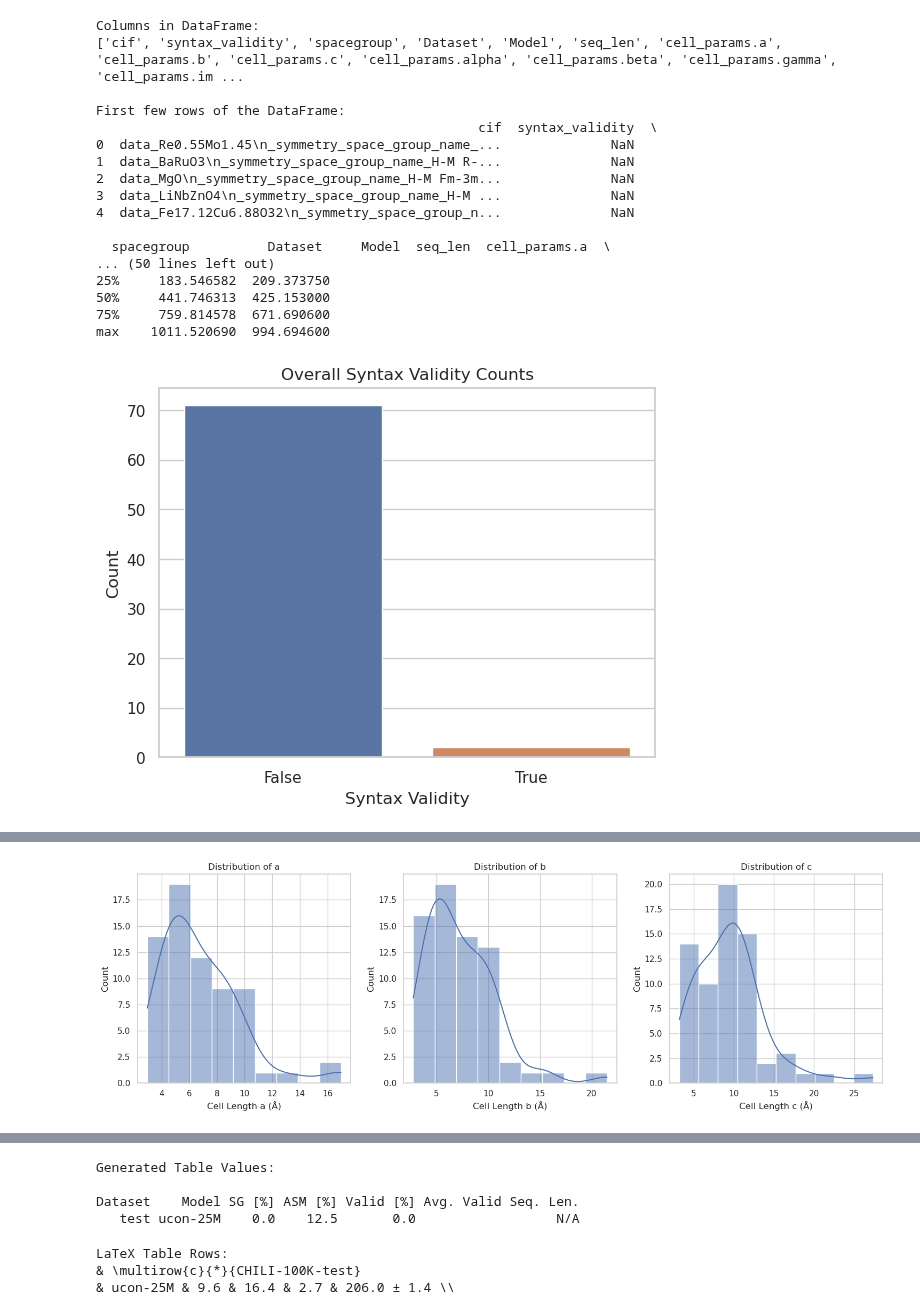
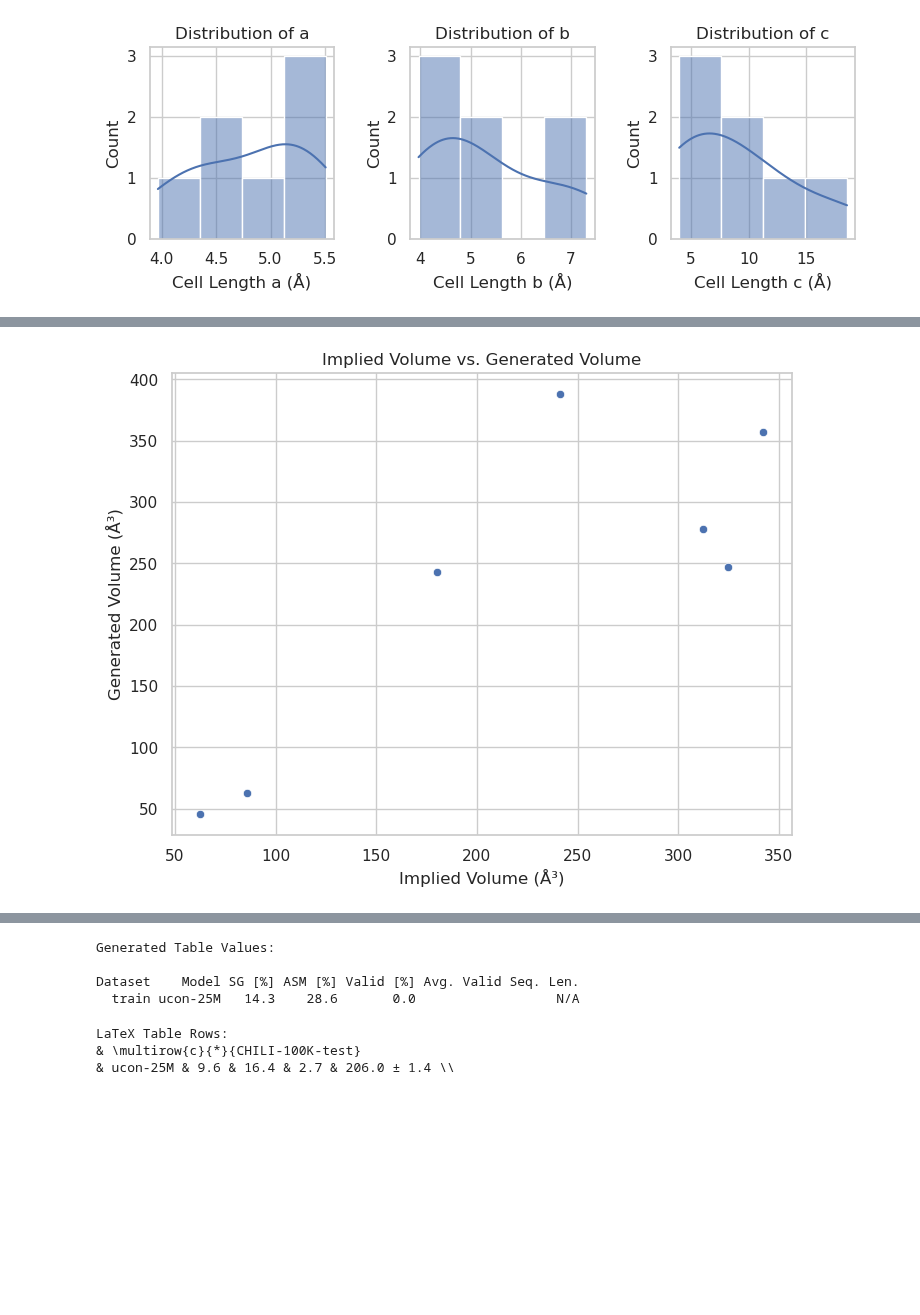
Before and after one commit to zhaohan-alan/decifier, a Jupyter notebook: decifer/notebooks/idea_for_evaluation.ipynb, the cells around one changed output, grey strips where cells are left out. Cells and saved outputs as stored; diff of their text form; code cells hidden in the pictures; blank space fills up the shorter version.

```diff
--- a/decifer/notebooks/idea_for_evaluation.ipynb
+++ b/decifer/notebooks/idea_for_evaluation.ipynb
@@ -7,16 +7,10 @@ import seaborn as sns
 sns.set(style='whitegrid')
 
 # Path to your Parquet file (update if you used a custom extension)
-parquet_file_path = '../test_output.parquet'  # or your custom extension
+parquet_file_path = '../train.eval'  # or your custom extension
 
 # Read the Parquet file into a DataFrame
 df = pd.read_parquet(parquet_file_path)
-
-# Inspect the DataFrame
-print("Columns in DataFrame:")
-print(df.columns.tolist())
-print("\nFirst few rows of the DataFrame:")
-print(df.head())
 
 # Rename cell parameter columns if necessary
 cell_param_cols = [col for col in df.columns if col.startswith('cell_params.')]
@@ -54,31 +48,8 @@ df[syntax_validity_checks] = df[syntax_validity_checks].astype(bool)
 # **Combine individual checks into an overall syntax validity**
 df['syntax_validity'] = df[syntax_validity_checks].all(axis=1)
 
-# Display summary statistics for numeric columns
-print('\nSummary Statistics for Cell Parameters:')
-print(df[numeric_cols].describe())
-
-# **Bar plot of syntax validity counts**
-validity_counts = df['syntax_validity'].value_counts()
-sns.barplot(x=validity_counts.index.astype(str), y=validity_counts.values)
-plt.title('Overall Syntax Validity Counts')
-plt.xlabel('Syntax Validity')
-plt.ylabel('Count')
-plt.show()
-
-# **Optional: Analyze individual syntax validity checks**
-for check in syntax_validity_checks:
-    counts = df[check].value_counts()
-    sns.barplot(x=counts.index.astype(str), y=counts.values)
-    plt.title(f'{check} Counts')
-    plt.xlabel('Validity')
-    plt.ylabel('Count')
-    plt.show()
-
-# **Proceed with other plots and analyses...**
-
 # For example, plot histograms for cell lengths (a, b, c)
-plt.figure(figsize=(15, 5))
+plt.figure(figsize=(8, 3))
 for i, param in enumerate(['a', 'b', 'c']):
     plt.subplot(1, 3, i+1)
     sns.histplot(df[param].dropna(), kde=True)
@@ -88,58 +59,34 @@ plt.tight_layout()
 plt.show()
 
 # Plot histograms for cell angles (alpha, beta, gamma)
-plt.figure(figsize=(15, 5))
+plt.figure(figsize=(8, 3))
 for i, param in enumerate(['alpha', 'beta', 'gamma']):
     plt.subplot(1, 3, i+1)
     sns.histplot(df[param].dropna(), kde=True)
     plt.title(f'Distribution of {param}')
     plt.xlabel(f'Cell Angle {param} (degrees)')
 plt.tight_layout()
 plt.show()
 
 # Pairplot of cell lengths to examine relationships
 sns.pairplot(df[['a', 'b', 'c']].dropna())
 plt.suptitle('Pairplot of Cell Lengths', y=1.02)
 plt.show()
 
 # Bar plot of the top 10 most common space groups
 top_spacegroups = df['spacegroup'].value_counts().head(10)
 sns.barplot(y=top_spacegroups.index, x=top_spacegroups.values, orient='h')
 plt.title('Top 10 Space Groups')
 plt.xlabel('Count')
 plt.ylabel('Space Group')
 plt.show()
 
 # Scatter plot of implied volume vs. generated volume
 plt.figure(figsize=(8, 6))
 sns.scatterplot(x='implied_vol', y='gen_vol', data=df)
 plt.title('Implied Volume vs. Generated Volume')
 plt.xlabel('Implied Volume (Å³)')
 plt.ylabel('Generated Volume (Å³)')
 plt.show()
-
-# Correlation matrix of numeric parameters
-plt.figure(figsize=(10, 8))
-corr_matrix = df[numeric_cols].corr()
-sns.heatmap(corr_matrix, annot=True, fmt=".2f", cmap='coolwarm')
-plt.title('Correlation Matrix of Cell Parameters')
-plt.show()
 # %% [output]
-Columns in DataFrame:
-['cif', 'syntax_validity', 'spacegroup', 'Dataset', 'Model', 'seq_len', 'cell_params.a', 'cell_params.b', 'cell_params.c', 'cell_params.alpha', 'cell_params.beta', 'cell_params.gamma', 'cell_params.im ...
-
-First few rows of the DataFrame:
-                                                 cif  syntax_validity  \
-0  data_Re0.55Mo1.45\n_symmetry_space_group_name_...              NaN
-1  data_BaRuO3\n_symmetry_space_group_name_H-M R-...              NaN
-2  data_MgO\n_symmetry_space_group_name_H-M Fm-3m...              NaN
-3  data_LiNbZnO4\n_symmetry_space_group_name_H-M ...              NaN
-4  data_Fe17.12Cu6.88O32\n_symmetry_space_group_n...              NaN
-
-  spacegroup          Dataset     Model  seq_len  cell_params.a  \
-... (50 lines left out)
-25%     183.546582  209.373750
-50%     441.746313  425.153000
-75%     759.814578  671.690600
-max    1011.520690  994.694600
-[figure, old version]
+[figure, new version]
@@ -149 +96 @@ max    1011.520690  994.694600
-[figure, old version]
+[figure, new version]
@@ -157,7 +99,7 @@ import pandas as pd
 import numpy as np
 
 # Path to your evaluation data file
-evaluation_file_path = '../test.eval'  # Update if you have a custom extension
+evaluation_file_path = '../train.eval'  # Update if you have a custom extension
 
 # Read the evaluation data into a DataFrame
 df = pd.read_parquet(evaluation_file_path)
@@ -234,7 +176,7 @@ print(results_df.to_string(index=False))
 Generated Table Values:
 
 Dataset    Model SG [%] ASM [%] Valid [%] Avg. Valid Seq. Len.
-   test ucon-25M    0.0    12.5       0.0                  N/A
+  train ucon-25M   14.3    28.6       0.0                  N/A
 # %%
 # Generate LaTeX table rows
 latex_rows = []
```
Also changed, not shown: parts of 2 cells of this notebook.
